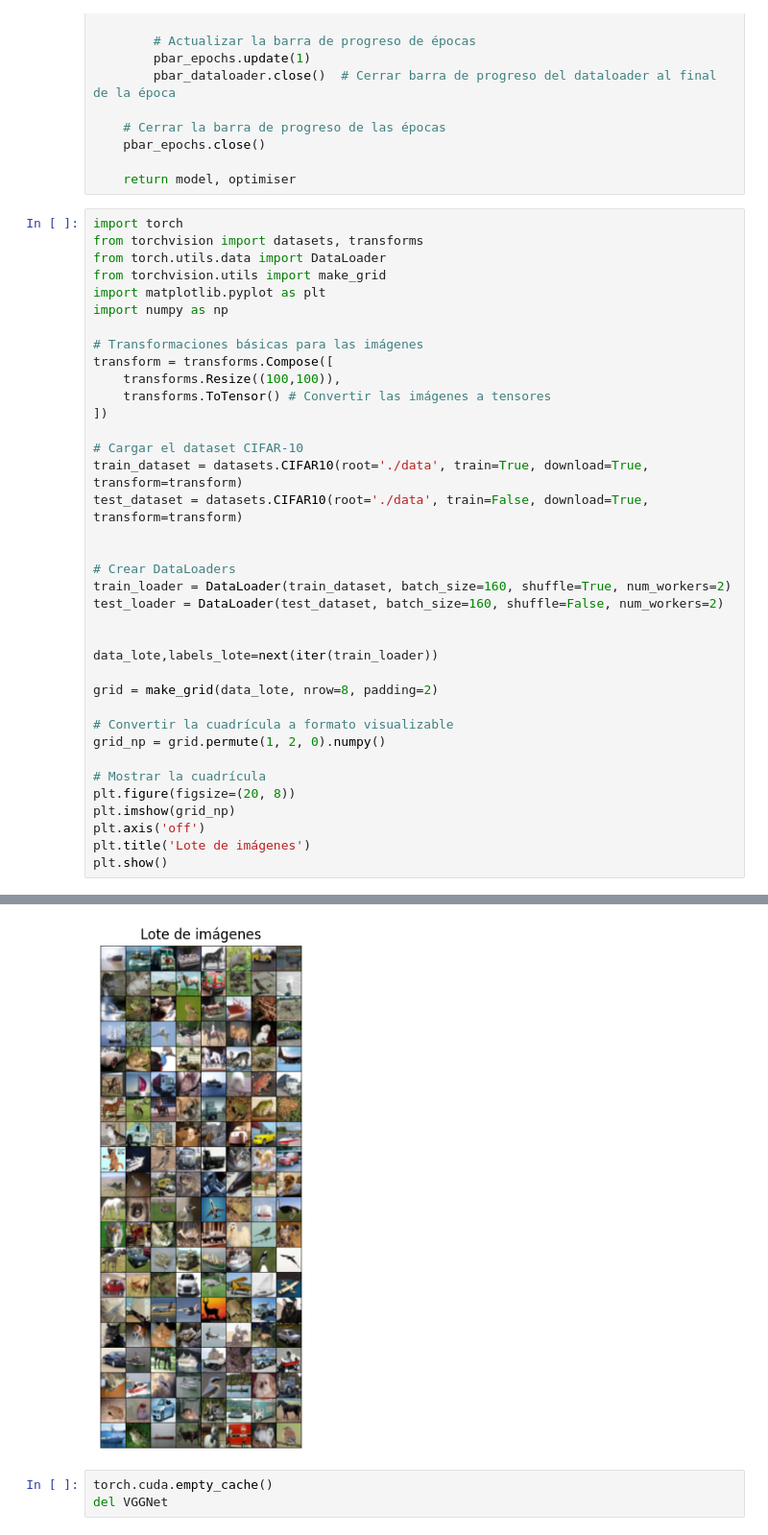
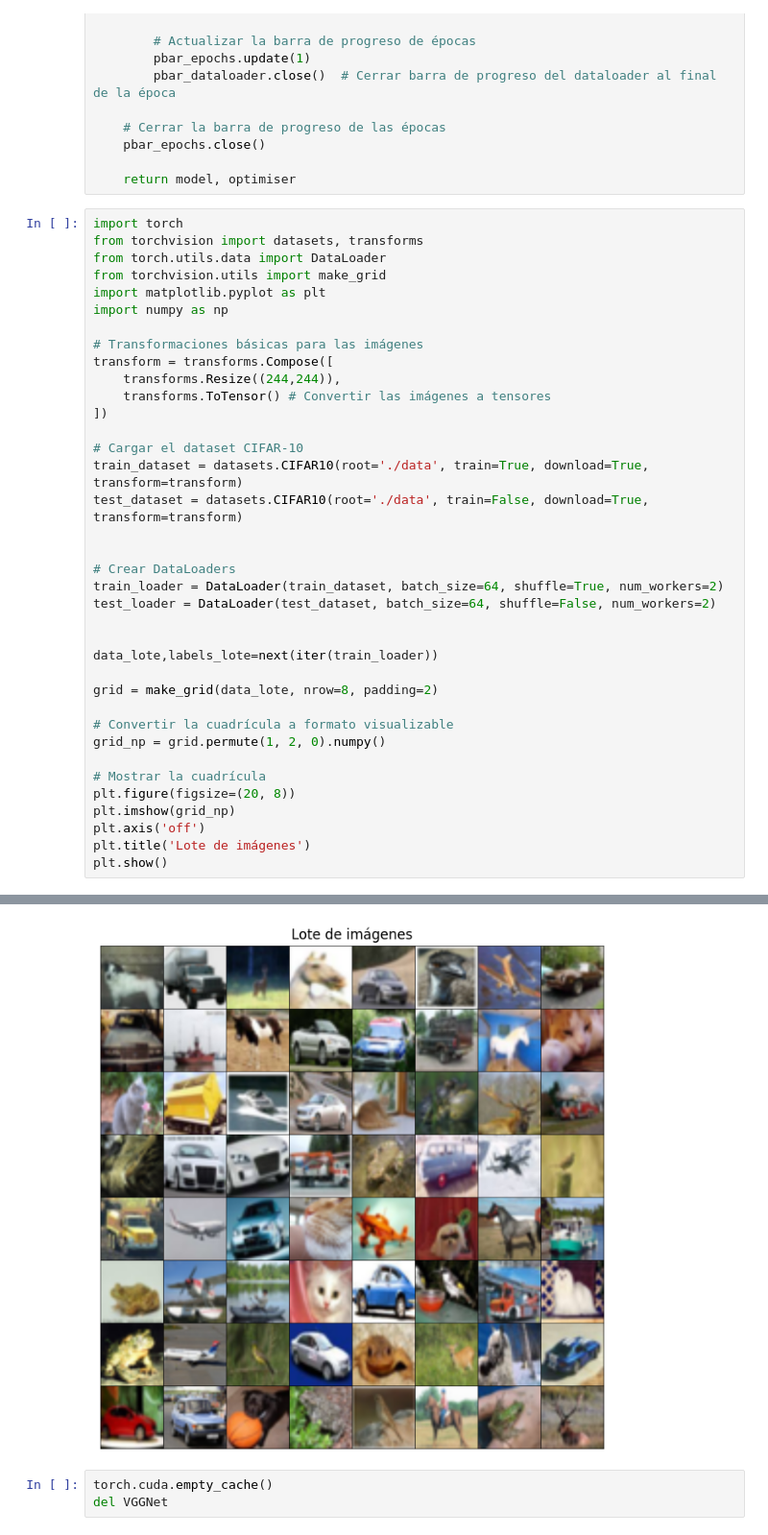
Before and after one commit to JuniorHZ19/ArquitecturasCNN, a Jupyter notebook: VGG-NET.ipynb, the cells around one changed output, grey strips where cells are left out. Shown at 96% size. Drawn from its saved outputs; the diff is of its cells as text.

```diff
--- a/VGG-NET.ipynb
+++ b/VGG-NET.ipynb
@@ -149,37 +149,37 @@ import numpy as np
 
 # Transformaciones básicas para las imágenes
 transform = transforms.Compose([
-    transforms.Resize((100,100)),
+    transforms.Resize((244,244)),
     transforms.ToTensor() # Convertir las imágenes a tensores
 ])
 
 # Cargar el dataset CIFAR-10
 train_dataset = datasets.CIFAR10(root='./data', train=True, download=True, transform=transform)
 test_dataset = datasets.CIFAR10(root='./data', train=False, download=True, transform=transform)
 
 
 # Crear DataLoaders
-train_loader = DataLoader(train_dataset, batch_size=160, shuffle=True, num_workers=2)
-test_loader = DataLoader(test_dataset, batch_size=160, shuffle=False, num_workers=2)
+train_loader = DataLoader(train_dataset, batch_size=64, shuffle=True, num_workers=2)
+test_loader = DataLoader(test_dataset, batch_size=64, shuffle=False, num_workers=2)
 
 
 data_lote,labels_lote=next(iter(train_loader))
 
 grid = make_grid(data_lote, nrow=8, padding=2)
 
 # Convertir la cuadrícula a formato visualizable
 grid_np = grid.permute(1, 2, 0).numpy()
 
 # Mostrar la cuadrícula
 plt.figure(figsize=(20, 8))
 plt.imshow(grid_np)
 plt.axis('off')
 plt.title('Lote de imágenes')
 plt.show()
 # %% [output]
 Files already downloaded and verified
 Files already downloaded and verified
-[figure, old version]
+[figure, new version]
 # %%
 torch.cuda.empty_cache()
 del VGGNet
```
Also changed, not shown: parts of 1 cell of this notebook.
